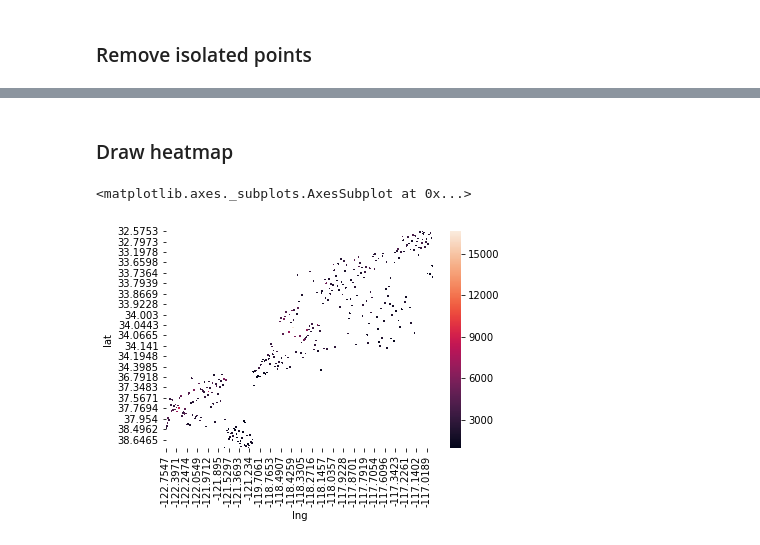
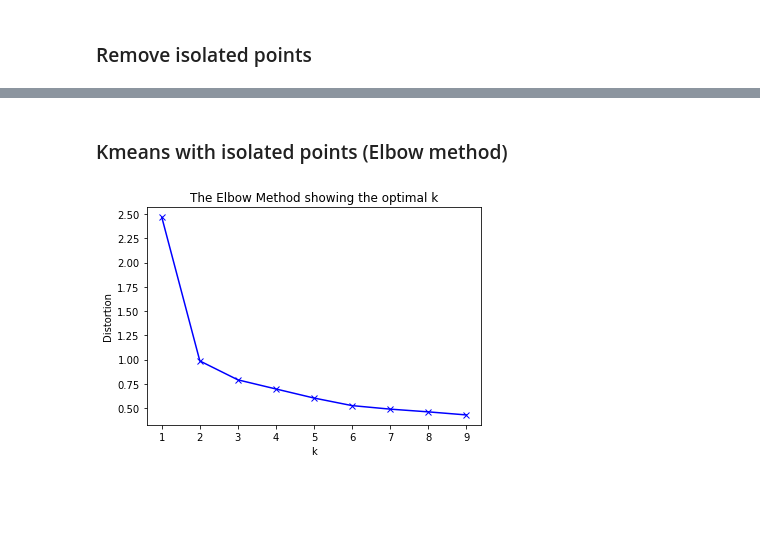
Before and after one commit to Jrmyy/data-mining-project, a Jupyter notebook: Geo clustering.ipynb, the cells around one changed output, grey strips where cells are left out. Cells and saved outputs as stored; diff of their text form; code cells hidden in the pictures; blank space fills up the shorter version.

```diff
--- a/Geo clustering.ipynb
+++ b/Geo clustering.ipynb
@@ -83,19 +58,24 @@ plt.show()
-# %% [markdown]
-### Draw heatmap
-# %%
-heatmap_df = df[['lng', 'lat', 'rent']].loc[
-    (df['rent'] > 0) &
-    ~(df['rent'].isna()) &
-    ~(df['rent'].isnull()) &
-    ~(df['lat'].isna()) &
-    ~(df['lng'].isna()) &
-    (abs(df['lng'] - avg[0]) / abs(avg[0]) <= 0.5) &
-    (abs(df['lat'] - avg[1]) / abs(avg[1]) <= 0.5)
-].groupby(['lng', 'lat']).agg('mean').reset_index()
-
-pivoted_heatmap_df = heatmap_df.pivot(index='lat', columns='lng', values='rent')
-mask = pivoted_heatmap_df.isnull()
-sns.heatmap(pivoted_heatmap_df, mask=mask)
-# %% [output]
-<matplotlib.axes._subplots.AxesSubplot at 0x...>
-[figure, removed]
+# %% [markdown]
+### Kmeans with isolated points (Elbow method)
+# %%
+# create new plot and data
+plt.plot()
+colors = ['b', 'g', 'r']
+markers = ['o', 'v', 's']
+
+# k means determine k
+distortions = []
+K = range(1,10)
+for k in K:
+    kmeanModel = KMeans(n_clusters=k).fit(cleaned_coordinates)
+    kmeanModel.fit(cleaned_coordinates)
+    distortions.append(sum(np.min(cdist(cleaned_coordinates, kmeanModel.cluster_centers_, 'euclidean'), axis=1)) / cleaned_coordinates.shape[0])
+
+# Plot the elbow
+plt.plot(K, distortions, 'bx-')
+plt.xlabel('k')
+plt.ylabel('Distortion')
+plt.title('The Elbow Method showing the optimal k')
+plt.show()
+# %% [output]
+[figure, added]
```
Also changed, not shown: parts of 11 cells of this notebook.
